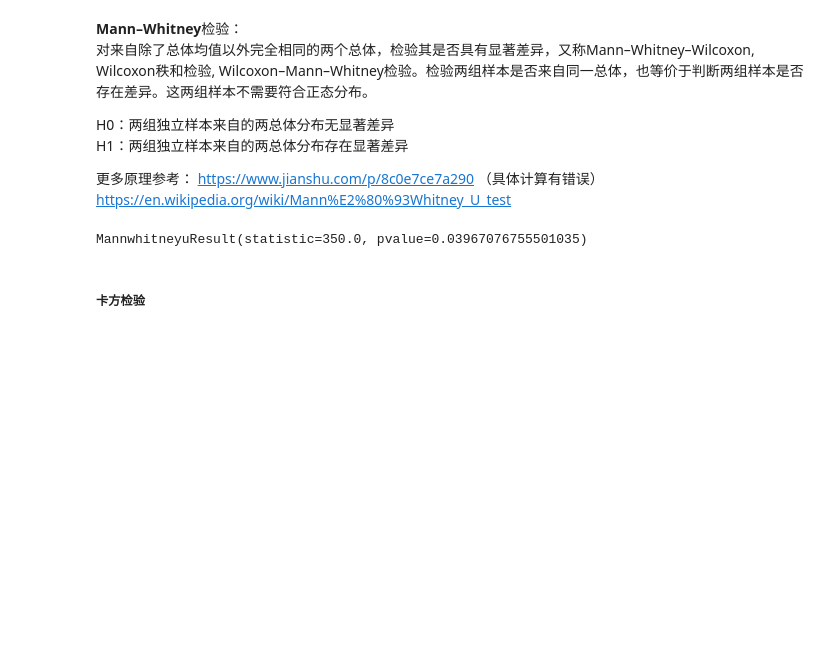
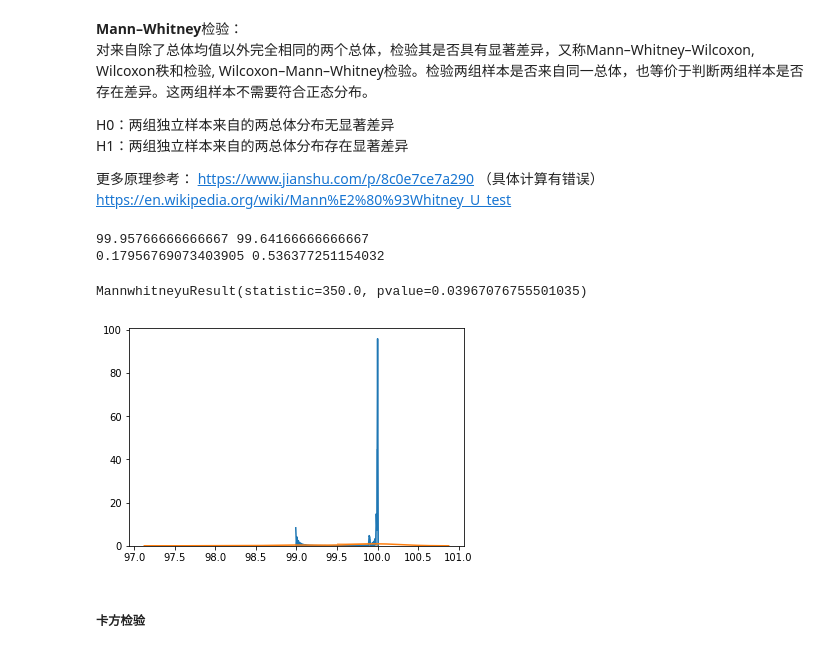
Before and after one commit to w26738/Notebook, a Jupyter notebook: data_analysis/statistics_101.ipynb, the cells around one changed output. Cells and saved outputs as stored; diff of their text form; code cells hidden in the pictures; blank space fills up the shorter version.

```diff
--- a/data_analysis/statistics_101.ipynb
+++ b/data_analysis/statistics_101.ipynb
@@ -805,12 +807,19 @@ https://en.wikipedia.org/wiki/Mann%E2%80%93Whitney_U_test
 # %%
 x1 = [99.9, 99.99, 100, 100, 100, 100, 99.99, 100, 99.98, 100, 100, 100, 100, 100, 100,
       99.9, 99.99, 100, 100, 100, 100, 100, 100, 99.98, 100, 99, 100, 100, 100, 100]
 x2 = [99.8, 98.99, 100, 100, 99, 99, 100, 98.9, 99.98, 100, 100, 100, 99, 100, 100,
       99.61, 98.99, 100, 98, 100, 100, 100, 100, 98.98, 100, 99, 100, 100, 100, 100]
 
+sns.distplot(x1);
+sns.distplot(x2);
+print(np.mean(x1), np.mean(x2))
+print(np.std(x1), np.std(x2))
 stats.mannwhitneyu(x1, x2)
 # %% [output]
-MannwhitneyuResult(statistic=350.0, pvalue=0.03967076755501035)
+99.95766666666667 99.64166666666667
+0.17956769073403905 0.536377251154032
+MannwhitneyuResult(statistic=350.0, pvalue=0.03967076755501035)
+[figure, added]
 # %% [markdown]
 ##### 卡方检验
 # %% [markdown]
```
Also changed, not shown: parts of 11 cells of this notebook.
